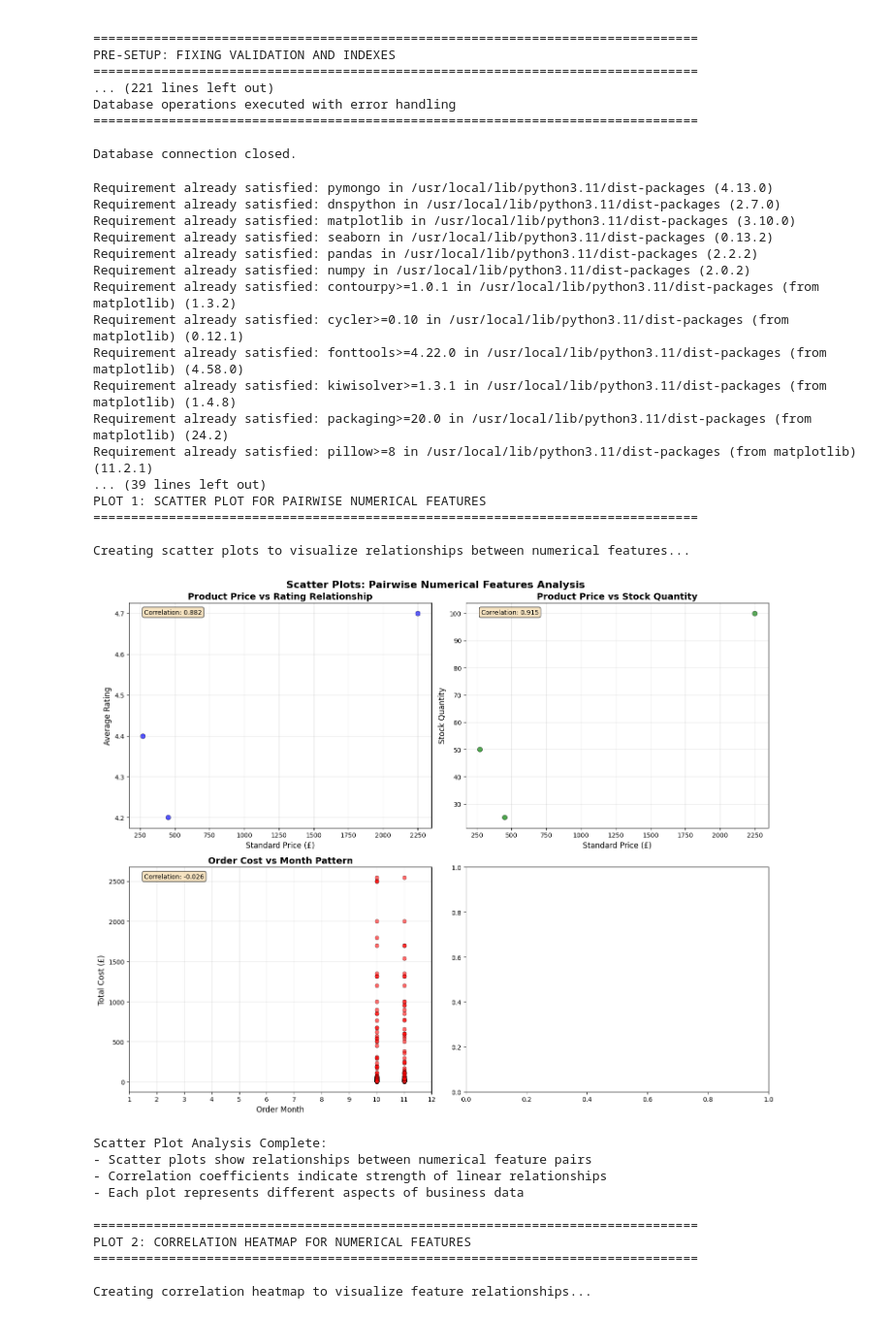
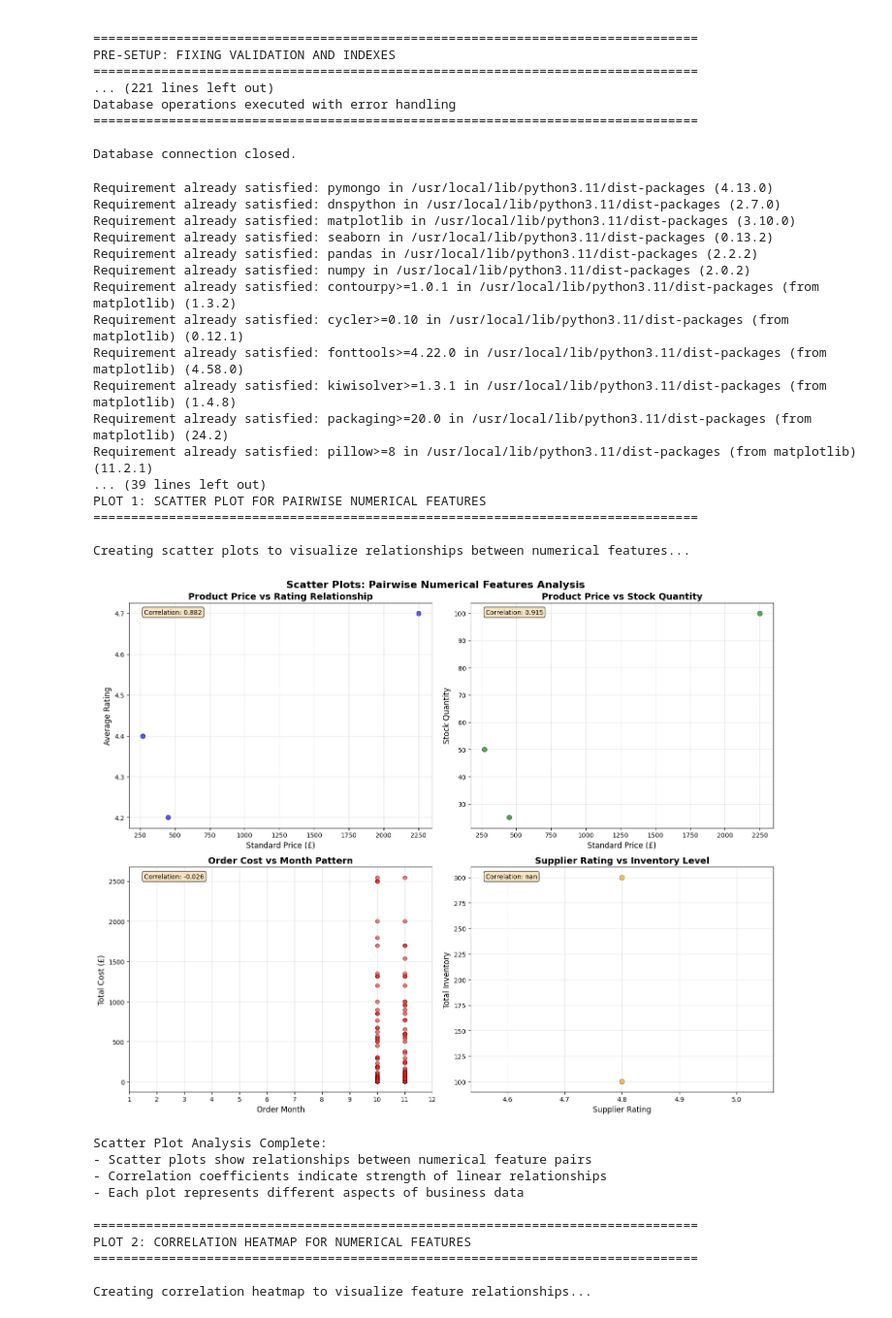
Before and after one commit to AnshuKamath/DB-Analytics-Assignment, a Jupyter notebook: Section3_MongoDB_Analysis.ipynb, the cells around one changed output. Shown at 97% size. Cells and saved outputs as stored; diff of their text form; code cells hidden in the pictures.

```diff
--- a/Section3_MongoDB_Analysis.ipynb
+++ b/Section3_MongoDB_Analysis.ipynb
@@ -1510,21 +1510,47 @@ if len(orders_df_clean) > 0:
     axes[1, 0].text(0.05, 0.95, f'Correlation: {corr:.3f}', transform=axes[1, 0].transAxes,
                    bbox=dict(boxstyle='round', facecolor='wheat', alpha=0.8))
 
-# Plot 4: Combined Price vs Rating
-if len(combined_df_clean) > 0:
-    product_data = combined_df_clean[combined_df_clean['data_source'] == 'products']
-    if len(product_data) > 0:
-        axes[1, 1].scatter(product_data['price'], product_data['rating'],
-                          alpha=0.7, s=60, c='purple', edgecolors='black', linewidth=0.5)
-        axes[1, 1].set_xlabel('Price (£)', fontsize=12)
-        axes[1, 1].set_ylabel('Rating', fontsize=12)
-        axes[1, 1].set_title('Combined Dataset: Price vs Rating', fontsize=14, fontweight='bold')
+# Plot 4: Supplier Rating vs Inventory (or fallback to Products data)
+if len(suppliers_df) > 0:
+    suppliers_clean = suppliers_df.dropna(subset=['supplier_rating', 'total_inventory'])
+    if len(suppliers_clean) > 0:
+        axes[1, 1].scatter(suppliers_clean['supplier_rating'], suppliers_clean['total_inventory'],
+                          alpha=0.7, s=60, c='orange', edgecolors='black', linewidth=0.5)
+        axes[1, 1].set_xlabel('Supplier Rating', fontsize=12)
+        axes[1, 1].set_ylabel('Total Inventory', fontsize=12)
+        axes[1, 1].set_title('Supplier Rating vs Inventory Level', fontsize=14, fontweight='bold')
         axes[1, 1].grid(True, alpha=0.3)
 
         # Add correlation coefficient
-        corr = np.corrcoef(product_data['price'], product_data['rating'])[0, 1]
-        axes[1, 1].text(0.05, 0.95, f'Correlation: {corr:.3f}', transform=axes[1, 1].transAxes,
-                       bbox=dict(boxstyle='round', facecolor='wheat', alpha=0.8))
+        if len(suppliers_clean) > 1:
+            corr = np.corrcoef(suppliers_clean['supplier_rating'], suppliers_clean['total_inventory'])[0, 1]
+            axes[1, 1].text(0.05, 0.95, f'Correlation: {corr:.3f}', transform=axes[1, 1].transAxes,
+                           bbox=dict(boxstyle='round', facecolor='wheat', alpha=0.8))
+    else:
+        # Fallback: Use products data differently
+        if len(products_df_clean) > 0:
+            profit_data = products_df_clean.dropna(subset=['std_price', 'supp_price'])
+            if len(profit_data) > 0:
+                profit_margin = profit_data['std_price'] - profit_data['supp_price']
+                axes[1, 1].scatter(profit_data['avg_ratings'], profit_margin,
+                                  alpha=0.7, s=60, c='purple', edgecolors='black', linewidth=0.5)
+                axes[1, 1].set_xlabel('Average Rating', fontsize=12)
+                axes[1, 1].set_ylabel('Profit Margin (£)', fontsize=12)
+                axes[1, 1].set_title('Product Rating vs Profit Margin', fontsize=14, fontweight='bold')
+                axes[1, 1].grid(True, alpha=0.3)
+
+                # Add correlation coefficient
+                corr = np.corrcoef(profit_data['avg_ratings'], profit_margin)[0, 1]
+                axes[1, 1].text(0.05, 0.95, f'Correlation: {corr:.3f}', transform=axes[1, 1].transAxes,
+                               bbox=dict(boxstyle='round', facecolor='wheat', alpha=0.8))
+else:
+    # Final fallback: Create a simple informational plot
+    axes[1, 1].text(0.5, 0.5, 'Insufficient Data\nfor Additional Plot',
+                   ha='center', va='center', fontsize=14, transform=axes[1, 1].transAxes,
+                   bbox=dict(boxstyle='round', facecolor='lightgray', alpha=0.8))
+    axes[1, 1].set_title('Data Availability Note', fontsize=14, fontweight='bold')
+    axes[1, 1].set_xticks([])
+    axes[1, 1].set_yticks([])
 
 plt.tight_layout()
 plt.show()
@@ -1758,34 +1784,34 @@ print("- Inventory management insights from stock quantity relationships")
 print("- Seasonal ordering patterns identified through temporal analysis")
 print("- Supplier performance metrics revealed through correlation analysis")
 
 print("\n" + "=" * 80)
 print("SECTION 3.4: CREATING PLOTS FOR NUMERICAL FEATURES COMPLETED")
 print("All three plot types successfully generated with comprehensive analysis")
 print("Pairwise numerical feature relationships visualized and analyzed")
 print("=" * 80)
 
 # Close database connection
 client.close()
 print("\nDatabase connection closed.")
 # %% [output]
 Requirement already satisfied: pymongo in /usr/local/lib/python3.11/dist-packages (4.13.0)
 Requirement already satisfied: dnspython in /usr/local/lib/python3.11/dist-packages (2.7.0)
 Requirement already satisfied: matplotlib in /usr/local/lib/python3.11/dist-packages (3.10.0)
 Requirement already satisfied: seaborn in /usr/local/lib/python3.11/dist-packages (0.13.2)
 Requirement already satisfied: pandas in /usr/local/lib/python3.11/dist-packages (2.2.2)
 Requirement already satisfied: numpy in /usr/local/lib/python3.11/dist-packages (2.0.2)
 Requirement already satisfied: contourpy>=1.0.1 in /usr/local/lib/python3.11/dist-packages (from matplotlib) (1.3.2)
 Requirement already satisfied: cycler>=0.10 in /usr/local/lib/python3.11/dist-packages (from matplotlib) (0.12.1)
 Requirement already satisfied: fonttools>=4.22.0 in /usr/local/lib/python3.11/dist-packages (from matplotlib) (4.58.0)
 Requirement already satisfied: kiwisolver>=1.3.1 in /usr/local/lib/python3.11/dist-packages (from matplotlib) (1.4.8)
 Requirement already satisfied: packaging>=20.0 in /usr/local/lib/python3.11/dist-packages (from matplotlib) (24.2)
 Requirement already satisfied: pillow>=8 in /usr/local/lib/python3.11/dist-packages (from matplotlib) (11.2.1)
 ... (39 lines left out)
 PLOT 1: SCATTER PLOT FOR PAIRWISE NUMERICAL FEATURES
 ================================================================================
 
 Creating scatter plots to visualize relationships between numerical features...
-[figure, old version]
+[figure, new version]
 Scatter Plot Analysis Complete:
 - Scatter plots show relationships between numerical feature pairs
 - Correlation coefficients indicate strength of linear relationships
```
